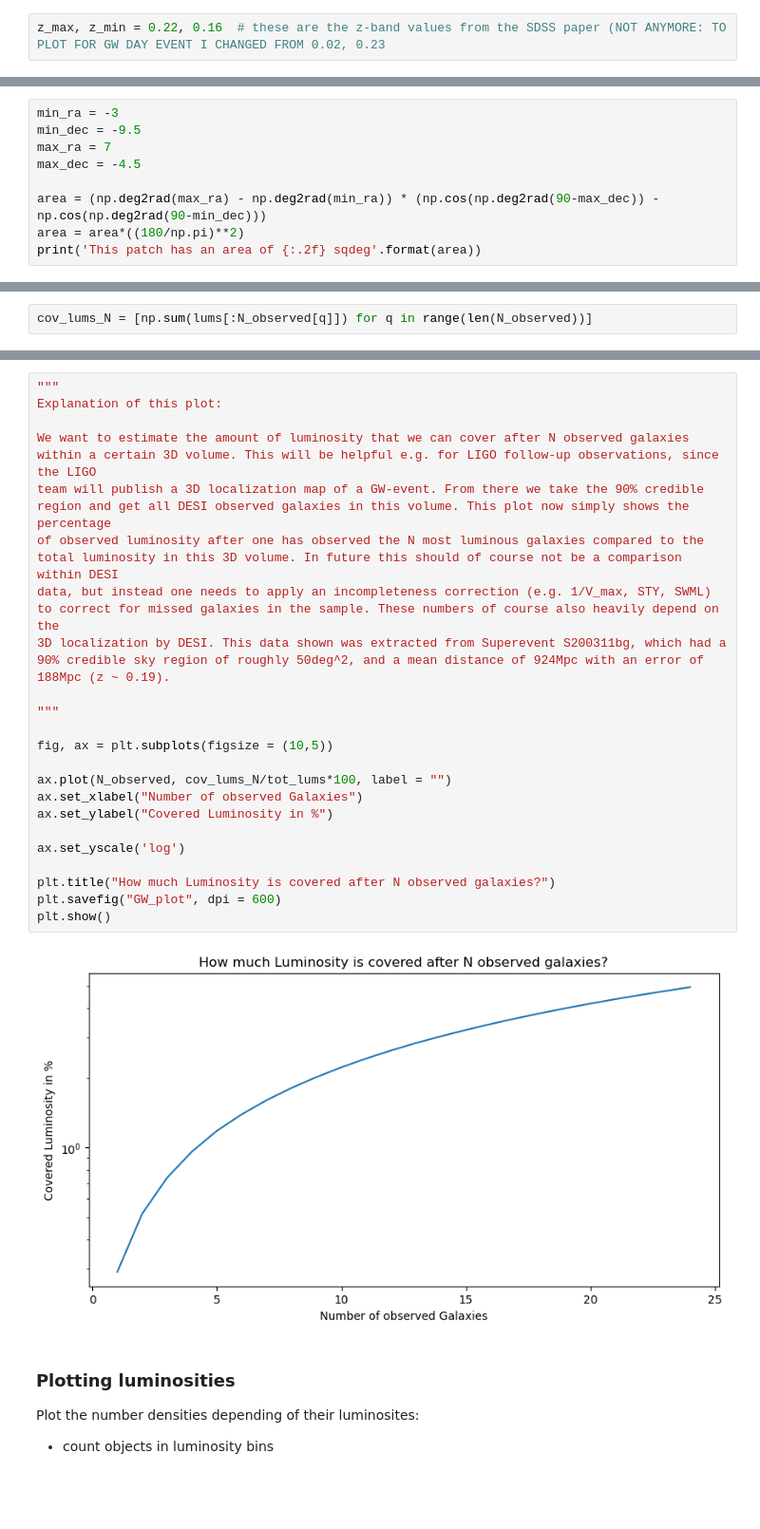
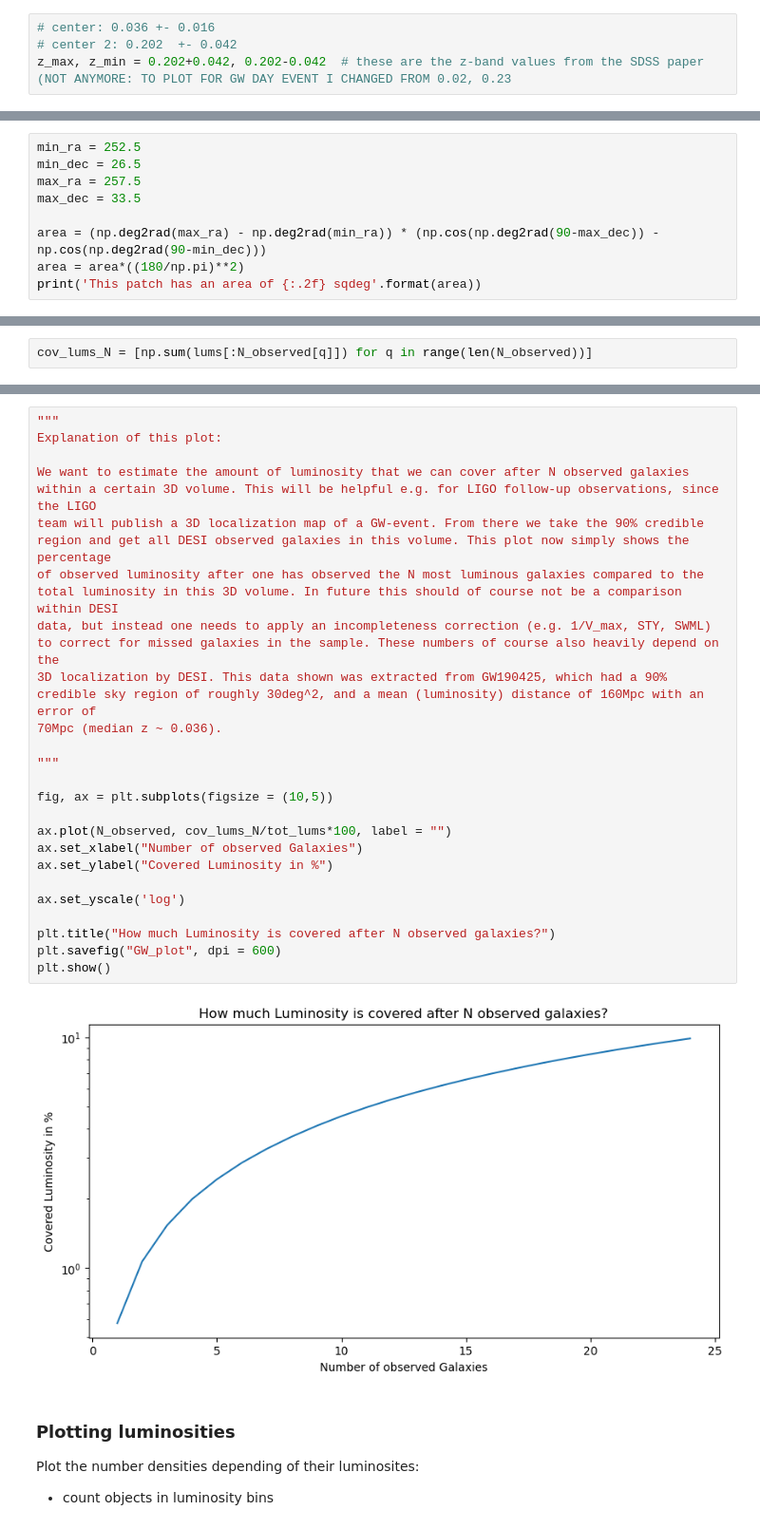
Before and after one commit to ananya971/ligo-desi-gw-follow-up, a Jupyter notebook: Galaxy Selection/DESI_estimate_galaxies.ipynb, the cells around one changed output, grey strips where cells are left out. Shown at 95% size. Saved outputs shown, nothing was run; the diff lists cells and outputs as text; blank space fills up the shorter version.

Commit message:
added plot for new event

```diff
--- a/Galaxy Selection/DESI_estimate_galaxies.ipynb
+++ b/Galaxy Selection/DESI_estimate_galaxies.ipynb
@@ -199,7 +199,9 @@ print("current number of data entries (ZWARN step): ", len(ztile_cat))
 # %% [output]
 current number of data entries (ZWARN step):  22547052
 # %%
-z_max, z_min = 0.22, 0.16  # these are the z-band values from the SDSS paper (NOT ANYMORE: TO PLOT FOR GW DAY EVENT I CHANGED FROM 0.02, 0.23
+# center: 0.036 +- 0.016
+# center 2: 0.202  +- 0.042
+z_max, z_min = 0.202+0.042, 0.202-0.042  # these are the z-band values from the SDSS paper (NOT ANYMORE: TO PLOT FOR GW DAY EVENT I CHANGED FROM 0.02, 0.23
 # %%
 ztile_cat = ztile_cat[(ztile_cat['Z']< z_max)&(ztile_cat['Z'] > z_min)]
 # %%
@@ -220,8 +222,8 @@ current number of data entries (z-range selection): 1473268
 # %%
-min_ra = -3
-min_dec = -9.5
-max_ra = 7
-max_dec = -4.5
+min_ra = 252.5
+min_dec = 26.5
+max_ra = 257.5
+max_dec = 33.5
 
 area = (np.deg2rad(max_ra) - np.deg2rad(min_ra)) * (np.cos(np.deg2rad(90-max_dec)) - np.cos(np.deg2rad(90-min_dec)))
 area = area*((180/np.pi)**2)
@@ -824,29 +843,29 @@ cov_lums_N[:5]
 # %%
 """
 Explanation of this plot:
 
 We want to estimate the amount of luminosity that we can cover after N observed galaxies within a certain 3D volume. This will be helpful e.g. for LIGO follow-up observations, since the LIGO
 team will publish a 3D localization map of a GW-event. From there we take the 90% credible region and get all DESI observed galaxies in this volume. This plot now simply shows the percentage
 of observed luminosity after one has observed the N most luminous galaxies compared to the total luminosity in this 3D volume. In future this should of course not be a comparison within DESI
 data, but instead one needs to apply an incompleteness correction (e.g. 1/V_max, STY, SWML) to correct for missed galaxies in the sample. These numbers of course also heavily depend on the
-3D localization by DESI. This data shown was extracted from Superevent S200311bg, which had a 90% credible sky region of roughly 50deg^2, and a mean distance of 924Mpc with an error of
-188Mpc (z ~ 0.19).
+3D localization by DESI. This data shown was extracted from GW190425, which had a 90% credible sky region of roughly 30deg^2, and a mean (luminosity) distance of 160Mpc with an error of
+70Mpc (median z ~ 0.036).
 
 """
 
 fig, ax = plt.subplots(figsize = (10,5))
 
 ax.plot(N_observed, cov_lums_N/tot_lums*100, label = "")
 ax.set_xlabel("Number of observed Galaxies")
 ax.set_ylabel("Covered Luminosity in %")
 
 ax.set_yscale('log')
 
 plt.title("How much Luminosity is covered after N observed galaxies?")
 plt.savefig("GW_plot", dpi = 600)
 plt.show()
 # %% [output]
-[figure, old version]
+[figure, new version]
 # %% [markdown]
 ### Plotting luminosities
 
```
Also changed, not shown: parts of 41 cells of this notebook, 3 other files.
